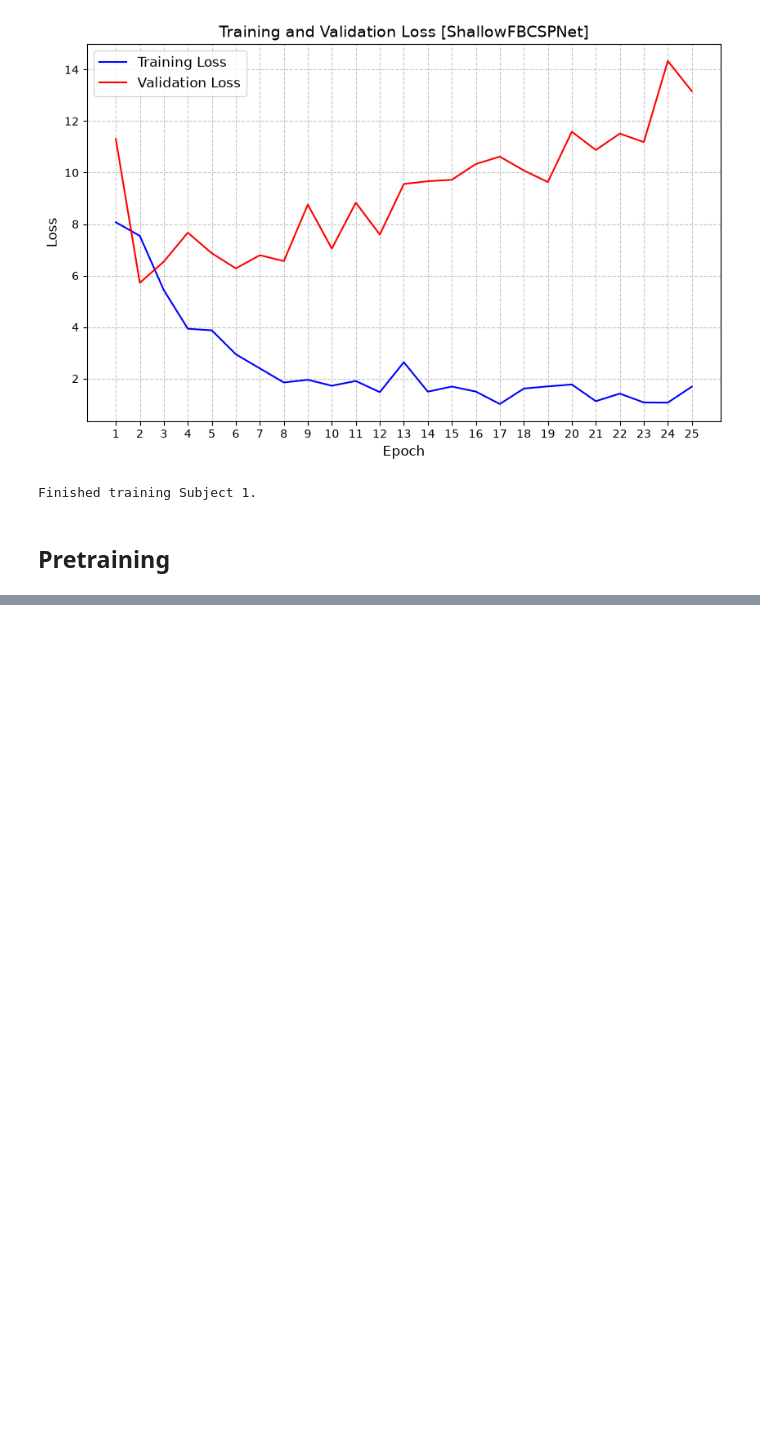
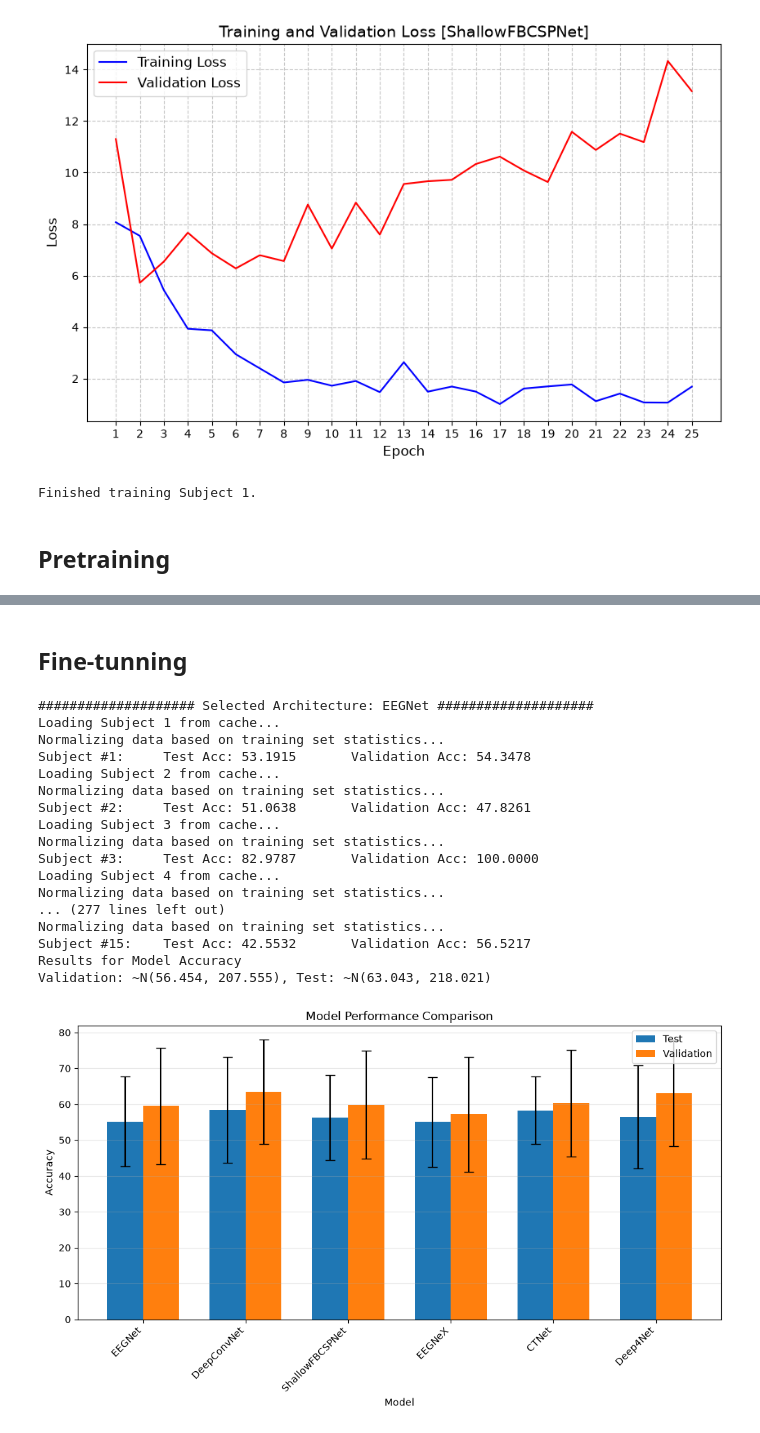
Before and after one commit to MrEsmailian/EEG_Decoder, a Jupyter notebook: Main.ipynb, the cells around one changed output, grey strips where cells are left out. Cells and saved outputs as stored; diff of their text form; code cells hidden in the pictures; blank space fills up the shorter version.

```diff
--- a/Main.ipynb
+++ b/Main.ipynb
@@ -367,3 +401,64 @@ Finished training.
+# %% [markdown]
+## Fine-tunning
+# %%
+test_mean, test_var, val_mean, val_var = [], [], [], []
+for architecture in MODEL_ARCHITECTURES:
+    print('#' * 20, 'Selected Architecture:', architecture, '#' * 20)
+    model = EEGModel(
+        criterion=CRITERION,
+        learning_rate=LEARNING_RATE,
+        architecture_key=architecture,
+        random_seed=RANDOM_SEED,
+        device=DEVICE
+    )
+    test_accs, val_accs = [], []
+    for subject_id in range(1, 1 + SUBJECT_COUNT):
+        train_loader, val_loader, test_loader = data_loader_factory.get_dataloaders(subject=subject_id, random_seed=RANDOM_SEED)
+        pretrained_model_path = str(MODEL_PATH + f'Pretrained\\{architecture}_{P_LEARNING_RATE}_{P_EPOCH_NUM}.pth')
+        model.load_model(pretrained_model_path, verbose=False)
+        best_val_accuracy = -float('inf')
+        best_epoch = 0
+        best_model_path = str(MODEL_PATH + f'Subject {subject_id}\\Finetuned_{architecture}_{LEARNING_RATE}_{EPOCH_NUM}.pth')
+        for epoch in range(EPOCH_NUM):
+            t_loss, v_loss = model.train_one_epoch(train_loader, val_loader)
+            val_acc = model.evaluate_accuracy(val_loader)
+            if val_acc > best_val_accuracy:
+                best_val_accuracy = val_acc
+                best_epoch = epoch + 1
+                model.save_model(best_model_path, verbose=False)
+
+        model.load_model(best_model_path, verbose=False)
+        test_acc = model.evaluate_accuracy(test_loader)
+        val_acc = model.evaluate_accuracy(val_loader)
+        test_accs.append(test_acc)
+        val_accs.append(val_acc)
+        print(f'Subject #{subject_id}:\tTest Acc: {test_acc:.4f}\tValidation Acc: {val_acc:.4f}')
+    test_mean.append(np.mean(test_accs))
+    test_var.append(np.var(test_accs))
+    val_mean.append(np.mean(val_accs))
+    val_var.append(np.var(val_accs))
+    print('Results for Model Accuracy')
+    print(f'Validation: ~N({test_mean[-1]:.3f}, {test_var[-1]:.3f}), Test: ~N({val_mean[-1]:.3f}, {val_var[-1]:.3f})\n')
+plot_model_performance(MODEL_ARCHITECTURES, test_mean, test_var, val_mean, val_var)
+# %% [output]
+#################### Selected Architecture: EEGNet ####################
+Loading Subject 1 from cache...
+Normalizing data based on training set statistics...
+Subject #1:     Test Acc: 53.1915       Validation Acc: 54.3478
+Loading Subject 2 from cache...
+Normalizing data based on training set statistics...
+Subject #2:     Test Acc: 51.0638       Validation Acc: 47.8261
+Loading Subject 3 from cache...
+Normalizing data based on training set statistics...
+Subject #3:     Test Acc: 82.9787       Validation Acc: 100.0000
+Loading Subject 4 from cache...
+Normalizing data based on training set statistics...
+... (277 lines left out)
+Normalizing data based on training set statistics...
+Subject #15:    Test Acc: 42.5532       Validation Acc: 56.5217
+Results for Model Accuracy
+Validation: ~N(56.454, 207.555), Test: ~N(63.043, 218.021)
+[figure, added]
 # %%
 subject_id = 1
 print(f"\n------ Setting up training for Subject {subject_id} ------")
```
Also changed, not shown: parts of 5 cells of this notebook, 1 other file.
